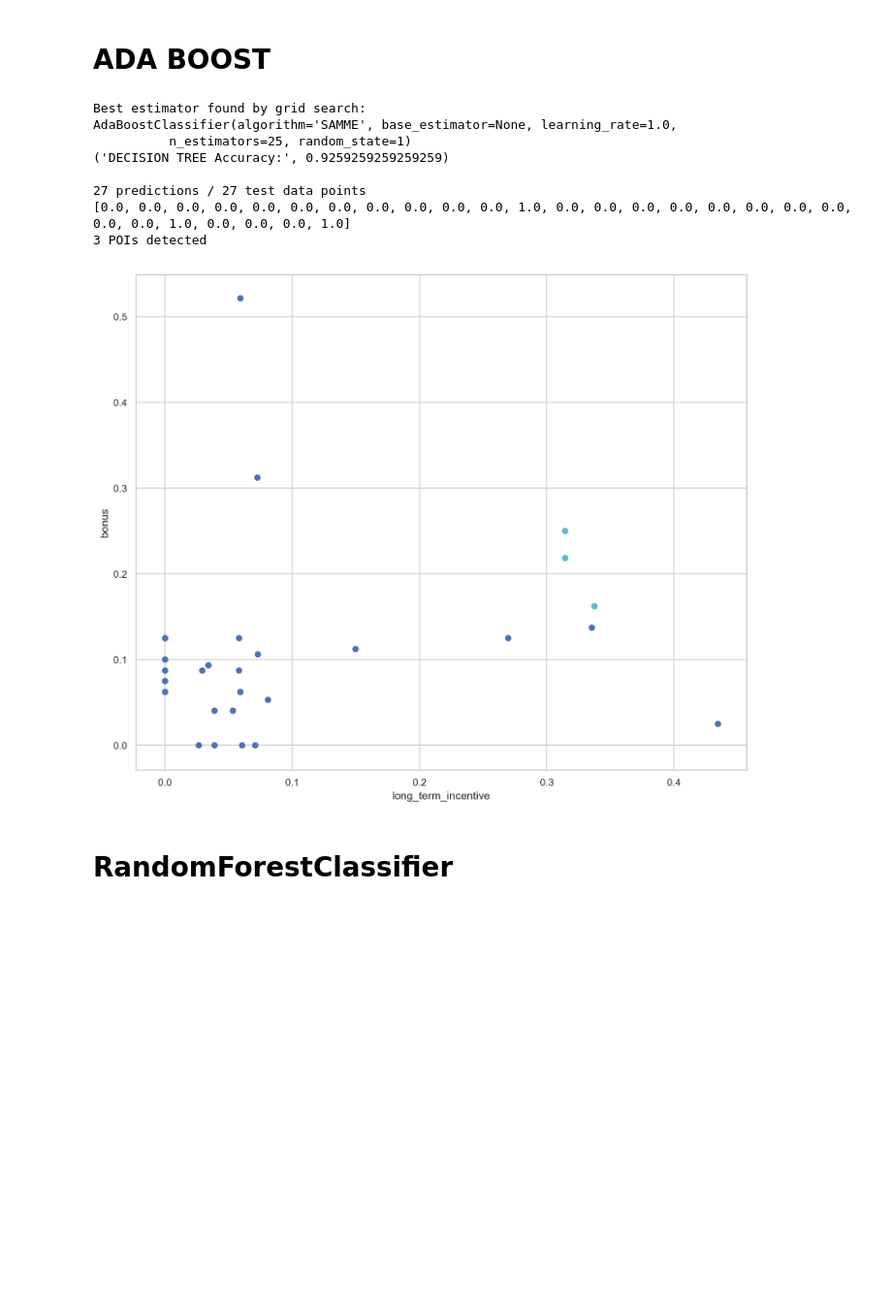
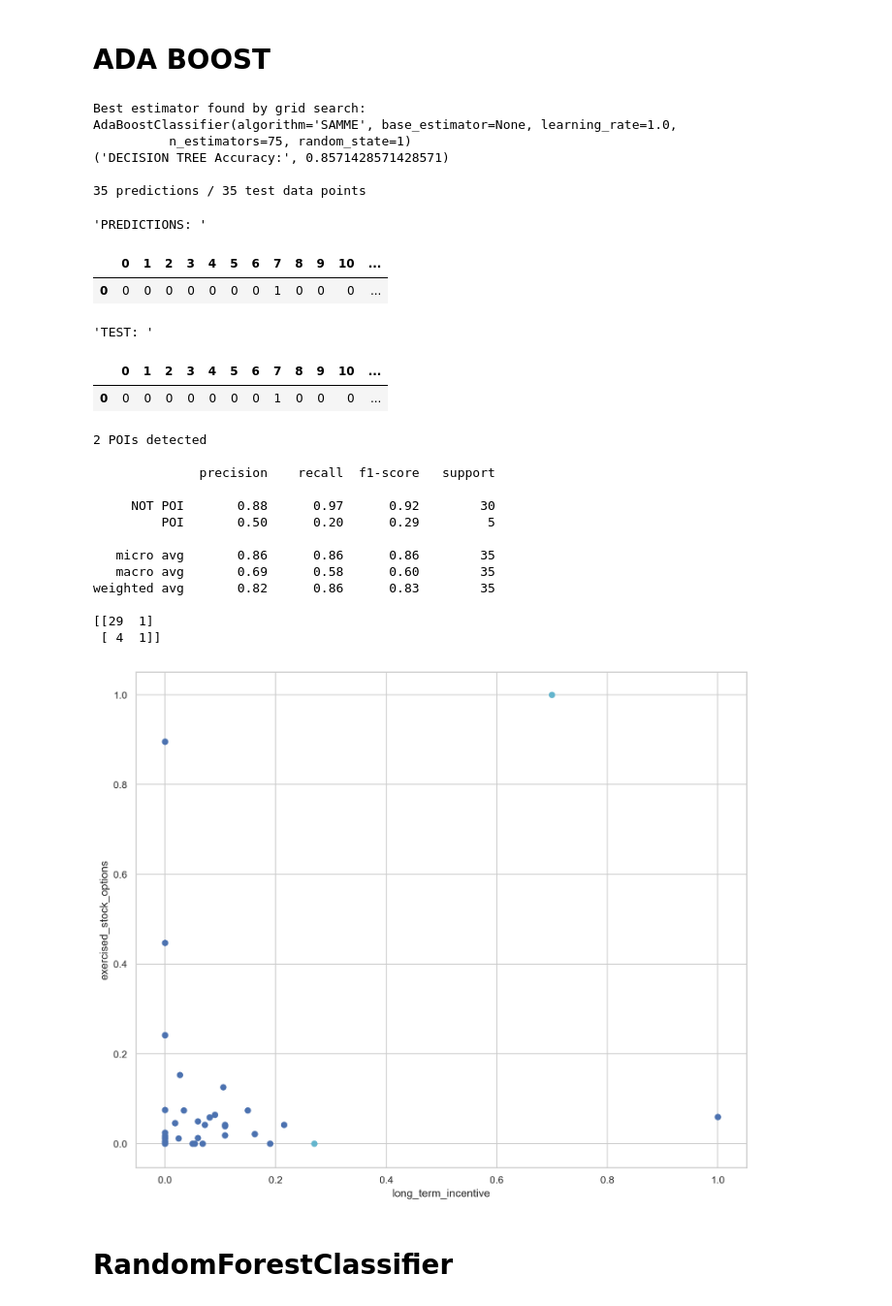
Before and after one commit to chrispaynes/enronML, a Jupyter notebook: enron_email_fraud/enron_email.ipynb, the cells around one changed output. Shown at 97% size. Saved outputs shown, nothing was run; the diff lists cells and outputs as text; code cells hidden in the pictures; blank space fills up the shorter version.

```diff
--- a/enron_email_fraud/enron_email.ipynb
+++ b/enron_email_fraud/enron_email.ipynb
@@ -274,6 +274,7 @@ my_dataset = data_dict
 
 feature_1 = 'long_term_incentive'
 feature_2 = 'bonus'
+feature_2 = 'exercised_stock_options'
 poi = 'poi'
 
 
@@ -304,9 +305,11 @@ display(pd.DataFrame({'feat1': feat1.reshape(-1), 'rescaled_feat1': rescaled_fea
 # zip normalized-features back together
 features = zip(rescaled_feat1.reshape(-1), rescaled_feat2.reshape(-1))
 
+# save 30% of data for testing
 features_train, features_test, labels_train, labels_test = train_test_split(
     features, labels, test_size=0.3, random_state=42
 )
+
 
 target_feature_df = pd.DataFrame(features)
 # map numeric column names to feature names
@@ -324,0 +328,18 @@ Number of rescaled features: 89
+# %%
+from sklearn.decomposition import PCA
+
+# Principal component analysis (PCA).
+# Linear dimensionality reduction using Singular Value Decomposition of the data to project it to a lower dimensional space.
+pca = PCA(n_components=2,)
+pca.fit(features_train)
+
+# Percentage of variance explained by each of the selected components.
+# [0.73318345 0.26681655]
+print(pca.explained_variance_ratio_)
+
+pc1, pc2 = pca.components_
+print(pc1, pc2)
+
+features_train = pca.transform(features_train)
+features_test = pca.transform(features_test)
+# print(features_train_pca)
@@ -336,8 +429,9 @@ clf = GaussianNB()
 # %%
-def printPredictions(predictions, features_test):
+def printPredictions(predictions, labels_test):
     print
-    print("{} predictions / {} test data points".format(len(predictions), len(features_test)))
-    print(list(predictions))
+    print("{} predictions / {} test data points".format(len(predictions), len(labels_test)))
+    display("PREDICTIONS: ", pd.DataFrame(predictions, dtype=int).transpose())
+    display("TEST: ", pd.DataFrame(labels_test, dtype=int).transpose())
     print "{} POIs detected".format(len([n for n in predictions if n == 1]))
     print
 # %% [markdown]
@@ -407,40 +537,71 @@ param_grid = {
 
 clf = GridSearchCV(AdaBoostClassifier(random_state=1), param_grid)
 
 clf.fit(X=features_train, y=labels_train)
 pred = clf.predict(features_test)
 acc = accuracy_score(
     y_true=labels_test, y_pred=pred, normalize=True, sample_weight=None
 )
 
 print "Best estimator found by grid search:"
 print clf.best_estimator_
 
 # ("DECISION TREE ('long_term_incentive', 'bonus') Accuracy:", 0.9259259259259259)
 # ('DECISION TREE Accuracy ALL FEATURES:', 0.9047619047619048)
+# ('DECISION TREE Accuracy: PCA', 0.8518518518518519)
+# ('DECISION TREE Accuracy: NO PCA', 0.8571428571428571)
+# 2 POIs detected
+
+#               precision    recall  f1-score   support
+
+#      NOT POI       0.88      0.97      0.92        30
+#          POI       0.50      0.20      0.29         5
+
+#    micro avg       0.86      0.86      0.86        35
+#    macro avg       0.69      0.58      0.60        35
+# weighted avg       0.82      0.86      0.83        35
 print("DECISION TREE Accuracy:", acc)
 
-printPredictions(pred, features_test)
+printPredictions(pred, labels_test)
+
+printValidationReports(labels_test, pred)
 
 Draw(
     pred.astype(int),
     features_test,
     poi,
     mark_poi=False,
     name="clusters.pdf",
     f1_name=feature_1,
     f2_name=feature_2,
 )
 # %% [output]
 Best estimator found by grid search:
 AdaBoostClassifier(algorithm='SAMME', base_estimator=None, learning_rate=1.0,
-          n_estimators=25, random_state=1)
-('DECISION TREE Accuracy:', 0.9259259259259259)
+          n_estimators=75, random_state=1)
+('DECISION TREE Accuracy:', 0.8571428571428571)
 
-27 predictions / 27 test data points
-[0.0, 0.0, 0.0, 0.0, 0.0, 0.0, 0.0, 0.0, 0.0, 0.0, 0.0, 1.0, 0.0, 0.0, 0.0, 0.0, 0.0, 0.0, 0.0, 0.0, 0.0, 0.0, 1.0, 0.0, 0.0, 0.0, 1.0]
-3 POIs detected
+35 predictions / 35 test data points
+'PREDICTIONS: '
+|  | 0 | 1 | 2 | 3 | 4 | 5 | 6 | 7 | 8 | 9 | 10 | ... |
+| 0 | 0 | 0 | 0 | 0 | 0 | 0 | 0 | 1 | 0 | 0 | 0 | ... |
+'TEST: '
+|  | 0 | 1 | 2 | 3 | 4 | 5 | 6 | 7 | 8 | 9 | 10 | ... |
+| 0 | 0 | 0 | 0 | 0 | 0 | 0 | 0 | 1 | 0 | 0 | 0 | ... |
+2 POIs detected
+
+              precision    recall  f1-score   support
+
+     NOT POI       0.88      0.97      0.92        30
+         POI       0.50      0.20      0.29         5
+
+   micro avg       0.86      0.86      0.86        35
+   macro avg       0.69      0.58      0.60        35
+weighted avg       0.82      0.86      0.83        35
+
+[[29  1]
+ [ 4  1]]
-[figure, old version]
+[figure, new version]
 # %% [markdown]
 # RandomForestClassifier
 # %%
```
Also changed, not shown: parts of 11 cells of this notebook.
